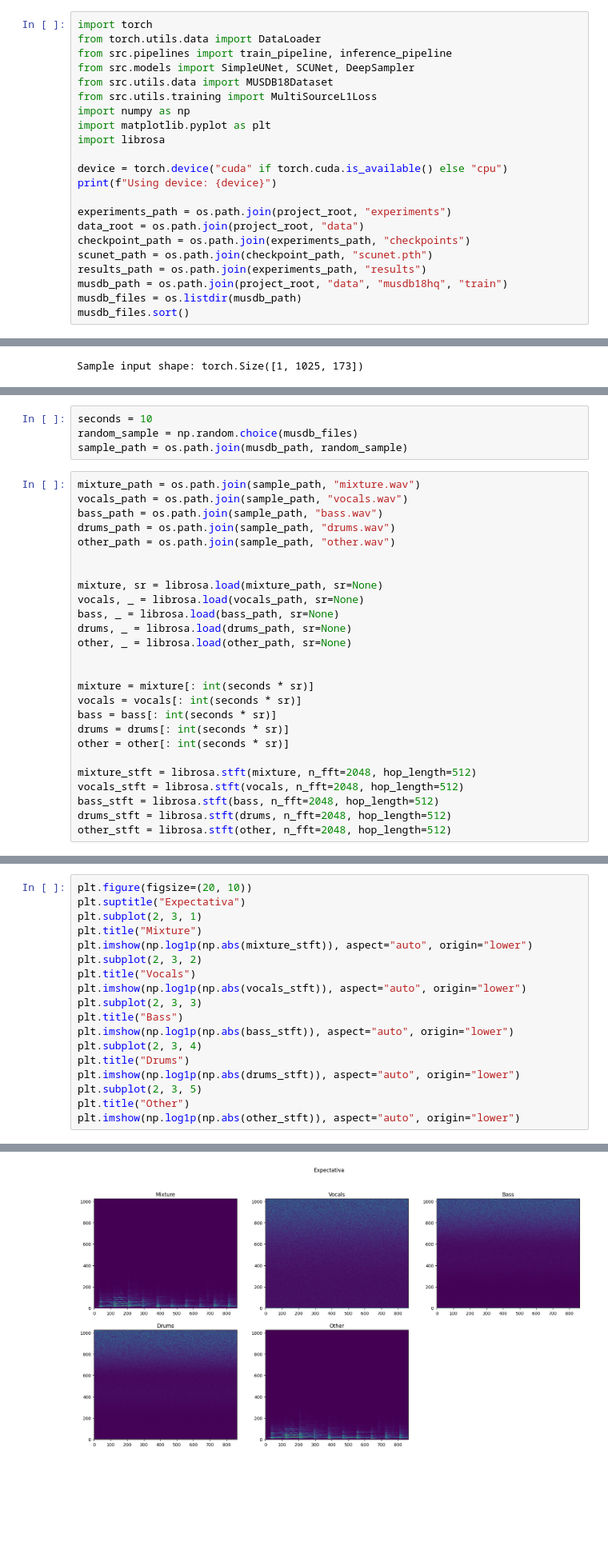
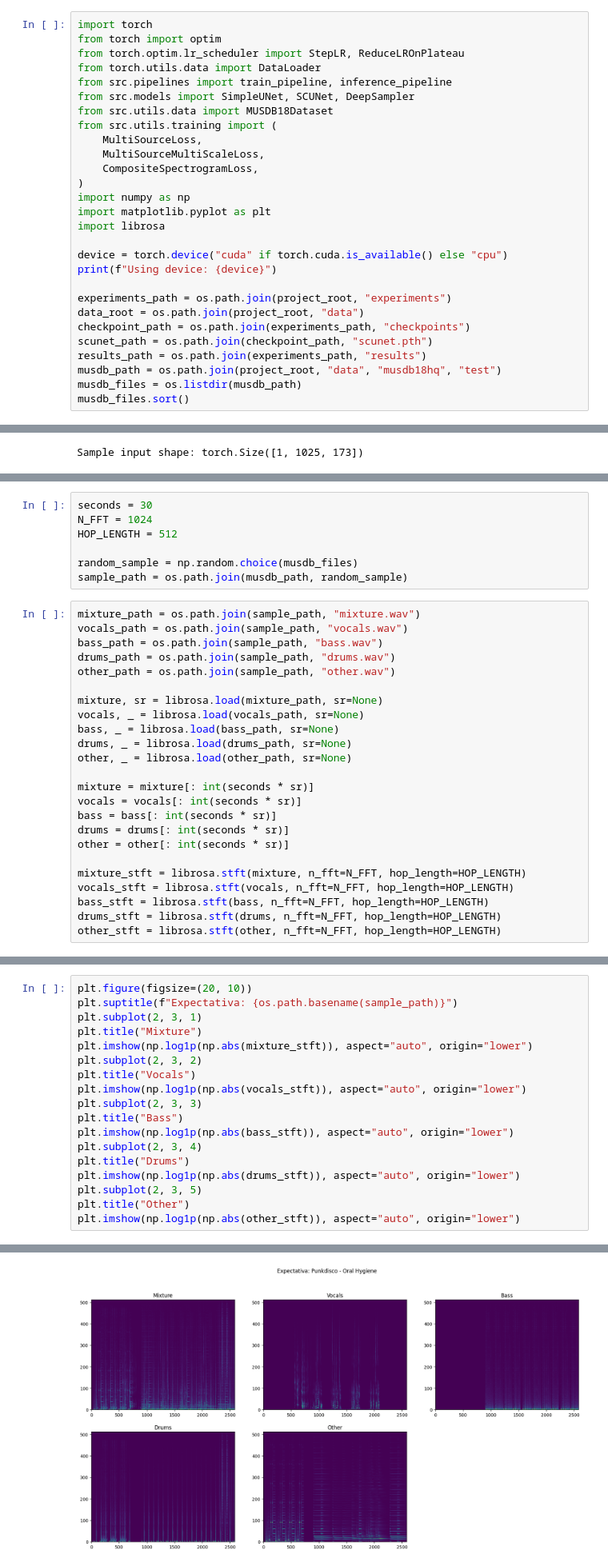
Before and after one commit to Nhrot22230/DeepSampler, a Jupyter notebook: notebooks/trail_error.ipynb, the cells around one changed output, grey strips where cells are left out. Shown at 80% size. Saved outputs shown, nothing was run; the diff lists cells and outputs as text; blank space fills up the shorter version.

```diff
--- a/notebooks/trail_error.ipynb
+++ b/notebooks/trail_error.ipynb
@@ -8,11 +8,17 @@ while "src" not in os.listdir(project_root):
 sys.path.append(project_root)
 # %%
 import torch
+from torch import optim
+from torch.optim.lr_scheduler import StepLR, ReduceLROnPlateau
 from torch.utils.data import DataLoader
 from src.pipelines import train_pipeline, inference_pipeline
 from src.models import SimpleUNet, SCUNet, DeepSampler
 from src.utils.data import MUSDB18Dataset
-from src.utils.training import MultiSourceL1Loss
+from src.utils.training import (
+    MultiSourceLoss,
+    MultiSourceMultiScaleLoss,
+    CompositeSpectrogramLoss,
+)
 import numpy as np
 import matplotlib.pyplot as plt
 import librosa
@@ -25,7 +31,7 @@ data_root = os.path.join(project_root, "data")
 checkpoint_path = os.path.join(experiments_path, "checkpoints")
 scunet_path = os.path.join(checkpoint_path, "scunet.pth")
 results_path = os.path.join(experiments_path, "results")
-musdb_path = os.path.join(project_root, "data", "musdb18hq", "train")
+musdb_path = os.path.join(project_root, "data", "musdb18hq", "test")
 musdb_files = os.listdir(musdb_path)
 musdb_files.sort()
 # %% [output]
@@ -129,5 +117,8 @@ Epoch 12 completed - Avg Loss: 0.0750 - LR: 1.0e-03
 # %%
-seconds = 10
+seconds = 30
+N_FFT = 1024
+HOP_LENGTH = 512
+
 random_sample = np.random.choice(musdb_files)
 sample_path = os.path.join(musdb_path, random_sample)
 # %%
@@ -137,13 +128,11 @@ bass_path = os.path.join(sample_path, "bass.wav")
 drums_path = os.path.join(sample_path, "drums.wav")
 other_path = os.path.join(sample_path, "other.wav")
 
-
 mixture, sr = librosa.load(mixture_path, sr=None)
 vocals, _ = librosa.load(vocals_path, sr=None)
 bass, _ = librosa.load(bass_path, sr=None)
 drums, _ = librosa.load(drums_path, sr=None)
 other, _ = librosa.load(other_path, sr=None)
-
 
 mixture = mixture[: int(seconds * sr)]
 vocals = vocals[: int(seconds * sr)]
@@ -151,11 +140,11 @@ bass = bass[: int(seconds * sr)]
 drums = drums[: int(seconds * sr)]
 other = other[: int(seconds * sr)]
 
-mixture_stft = librosa.stft(mixture, n_fft=2048, hop_length=512)
-vocals_stft = librosa.stft(vocals, n_fft=2048, hop_length=512)
-bass_stft = librosa.stft(bass, n_fft=2048, hop_length=512)
-drums_stft = librosa.stft(drums, n_fft=2048, hop_length=512)
-other_stft = librosa.stft(other, n_fft=2048, hop_length=512)
+mixture_stft = librosa.stft(mixture, n_fft=N_FFT, hop_length=HOP_LENGTH)
+vocals_stft = librosa.stft(vocals, n_fft=N_FFT, hop_length=HOP_LENGTH)
+bass_stft = librosa.stft(bass, n_fft=N_FFT, hop_length=HOP_LENGTH)
+drums_stft = librosa.stft(drums, n_fft=N_FFT, hop_length=HOP_LENGTH)
+other_stft = librosa.stft(other, n_fft=N_FFT, hop_length=HOP_LENGTH)
 # %%
 inference_pipeline(
     model=trained_model,
@@ -186,24 +188,24 @@ res_other_stft = librosa.stft(res_other, n_fft=2048, hop_length=512)
 # %%
 plt.figure(figsize=(20, 10))
-plt.suptitle("Expectativa")
+plt.suptitle(f"Expectativa: {os.path.basename(sample_path)}")
 plt.subplot(2, 3, 1)
 plt.title("Mixture")
 plt.imshow(np.log1p(np.abs(mixture_stft)), aspect="auto", origin="lower")
 plt.subplot(2, 3, 2)
 plt.title("Vocals")
 plt.imshow(np.log1p(np.abs(vocals_stft)), aspect="auto", origin="lower")
 plt.subplot(2, 3, 3)
 plt.title("Bass")
 plt.imshow(np.log1p(np.abs(bass_stft)), aspect="auto", origin="lower")
 plt.subplot(2, 3, 4)
 plt.title("Drums")
 plt.imshow(np.log1p(np.abs(drums_stft)), aspect="auto", origin="lower")
 plt.subplot(2, 3, 5)
 plt.title("Other")
 plt.imshow(np.log1p(np.abs(other_stft)), aspect="auto", origin="lower")
 # %% [output]
 <matplotlib.image.AxesImage at 0x...>
-[figure, old version]
+[figure, new version]
 # %%
 plt.figure(figsize=(20, 10))
 plt.suptitle("Realidad")
```
Also changed, not shown: parts of 11 cells of this notebook, 9 other files.
